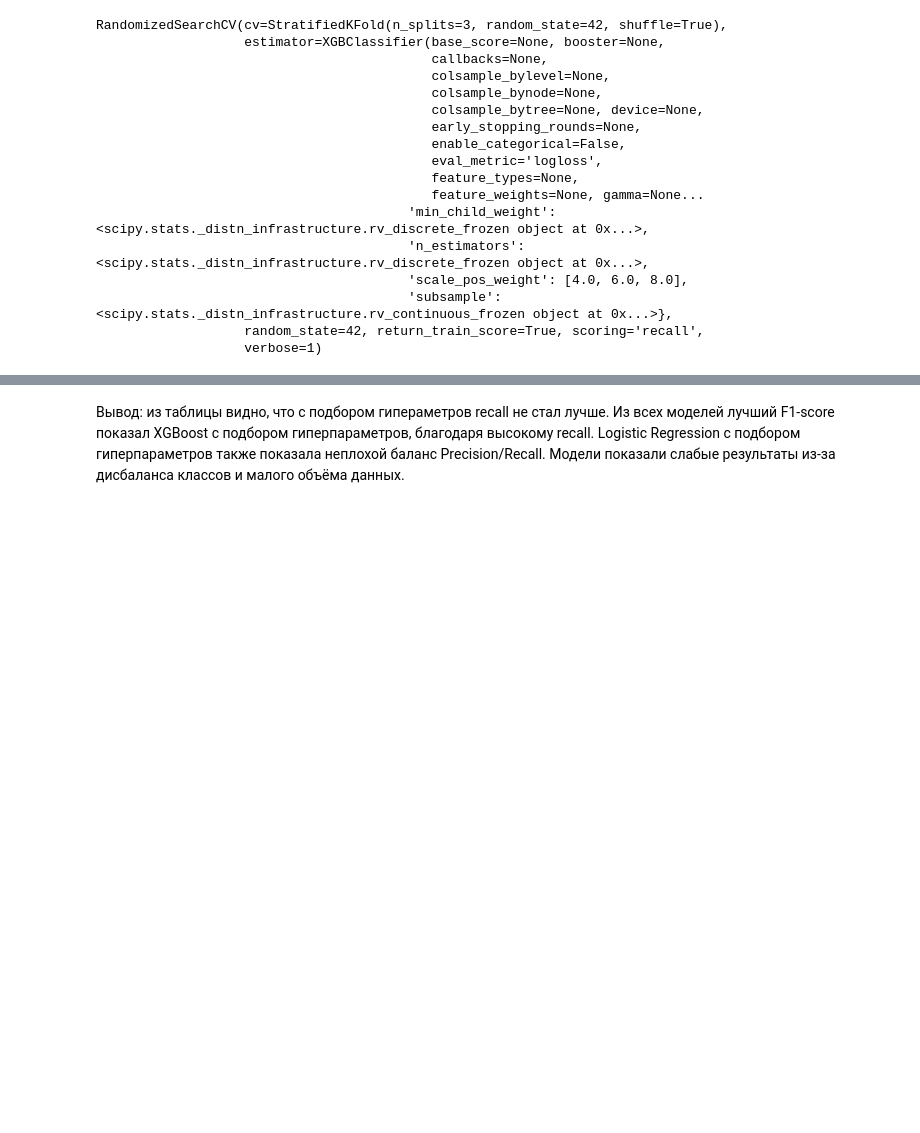
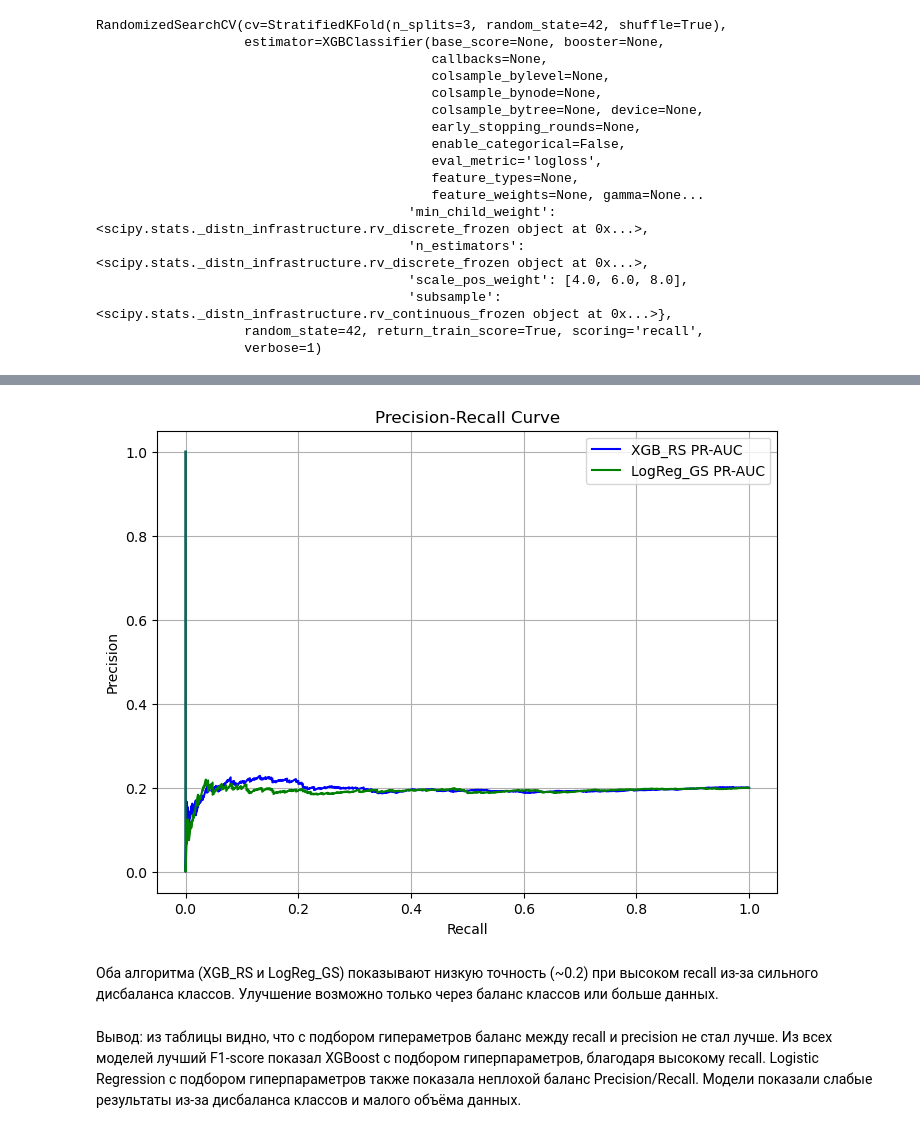
Before and after one commit to DariaLobareva/ml-projects, a Jupyter notebook: project1/3_modeling.ipynb, the cells around one changed output, grey strips where cells are left out. Saved outputs shown, nothing was run; the diff lists cells and outputs as text; code cells hidden in the pictures; blank space fills up the shorter version.

Commit message:
add modeling

```diff
--- a/project1/3_modeling.ipynb
+++ b/project1/3_modeling.ipynb
@@ -79,7 +72,7 @@ param_grid = {
     'solver': ['liblinear', 'lbfgs']
 }
 
-gs_logreg = GridSearchCV(estimator=LogisticRegression(class_weight=class_weights, random_state=42),
+gs_logreg = GridSearchCV(estimator=LogisticRegression(class_weight=CLASS_WEIGHTS, random_state=42),
                          param_grid=param_grid, cv=skf,
                          scoring='recall')
 
@@ -118,11 +96,8 @@ f1 0.3217461600646726
 # %% [markdown]
 Random Forest
 # %%
-forest = RandomForestClassifier(class_weight=class_weights, random_state=42)
+forest = RandomForestClassifier(class_weight=CLASS_WEIGHTS, random_state=42)
 forest.fit(X_train, y_train)
-y_proba = forest.predict_proba(X_test)[:, 1]
-y_pred_forest = (y_proba > threshold).astype(int)
-
-print(classification_report(y_test, y_pred_forest))
-sns.heatmap(confusion_matrix(y_test, y_pred_forest), annot=True, fmt='d', cmap='Blues')
+forest_metrics = evaluate_model(forest, X_test, y_test)
+forest_metrics
 # %% [output]
@@ -152,7 +114,7 @@ param_grid = {
     'min_samples_leaf': [1, 2, 4]
 }
 
-gs_forest = GridSearchCV(estimator=RandomForestClassifier(class_weight=class_weights, random_state=42),
+gs_forest = GridSearchCV(estimator=RandomForestClassifier(class_weight=CLASS_WEIGHTS, random_state=42),
                          param_grid=param_grid, cv=skf,
                          scoring='recall')
 
@@ -349,2 +249,22 @@ results_df
+# %%
+y_proba_xgb = rs_xgb.best_estimator_.predict_proba(X_test)[:, 1]
+y_proba_log = gs_logreg.best_estimator_.predict_proba(X_test)[:, 1]
+
+precision_xgb, recall_xgb, _ = precision_recall_curve(y_test, y_proba_xgb)
+precision_log, recall_log, _ = precision_recall_curve(y_test, y_proba_log)
+# %%
+plt.figure(figsize=(8, 6))
+plt.plot(recall_xgb, precision_xgb, label=f'XGB_RS PR-AUC', color='blue')
+plt.plot(recall_log, precision_log, label=f'LogReg_GS PR-AUC', color='green')
+plt.xlabel('Recall')
+plt.ylabel('Precision')
+plt.title('Precision-Recall Curve')
+plt.legend()
+plt.grid(True)
+plt.show()
+# %% [output]
+[figure, added]
+# %% [markdown]
+Оба алгоритма (XGB_RS и LogReg_GS) показывают низкую точность (~0.2) при высоком recall из-за сильного дисбаланса классов. Улучшение возможно только через баланс классов или больше данных.
 # %% [markdown]
-Вывод: из таблицы видно, что с подбором гипераметров recall не стал лучше. Из всех моделей лучший F1-score показал XGBoost с подбором гиперпараметров, благодаря высокому recall. Logistic Regression с подбором гиперпараметров также показала неплохой баланс Precision/Recall. Модели показали слабые результаты из-за дисбаланса классов и малого объёма данных.
+Вывод: из таблицы видно, что с подбором гипераметров баланс между recall и precision не стал лучше. Из всех моделей лучший F1-score показал XGBoost с подбором гиперпараметров, благодаря высокому recall. Logistic Regression с подбором гиперпараметров также показала неплохой баланс Precision/Recall. Модели показали слабые результаты из-за дисбаланса классов и малого объёма данных.
```
Also changed, not shown: parts of 23 cells of this notebook.
